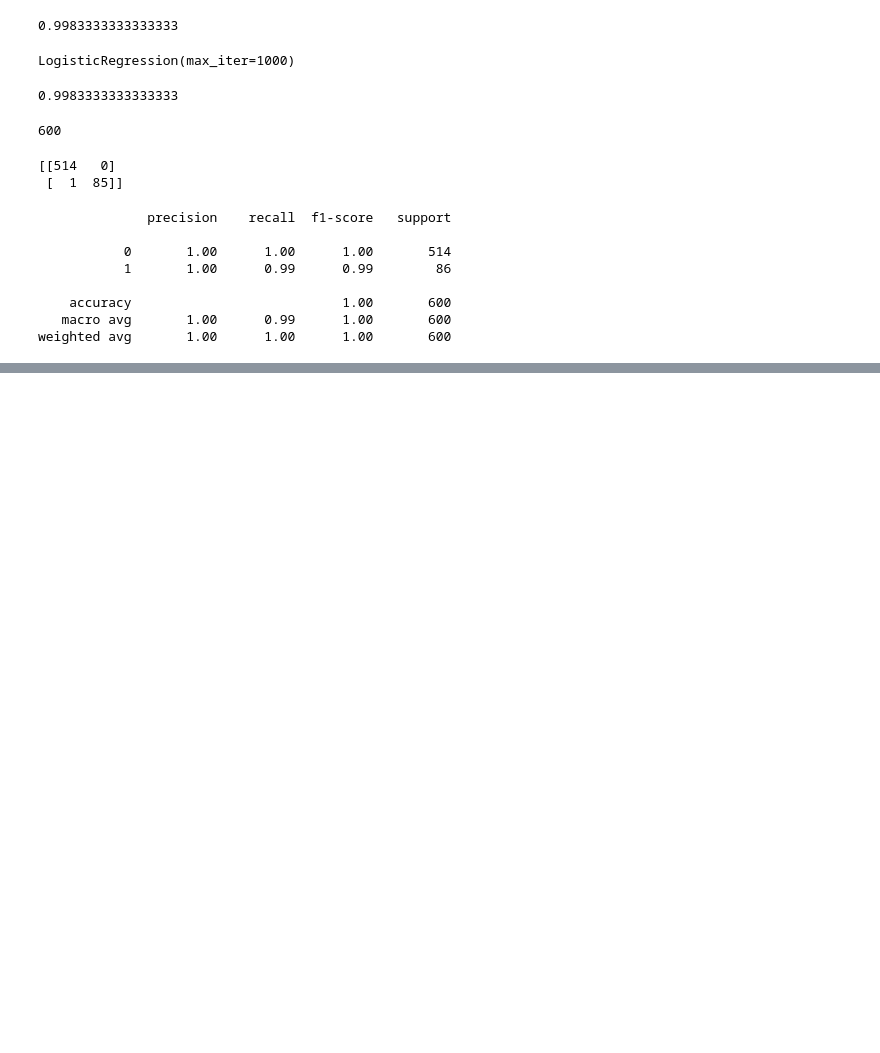
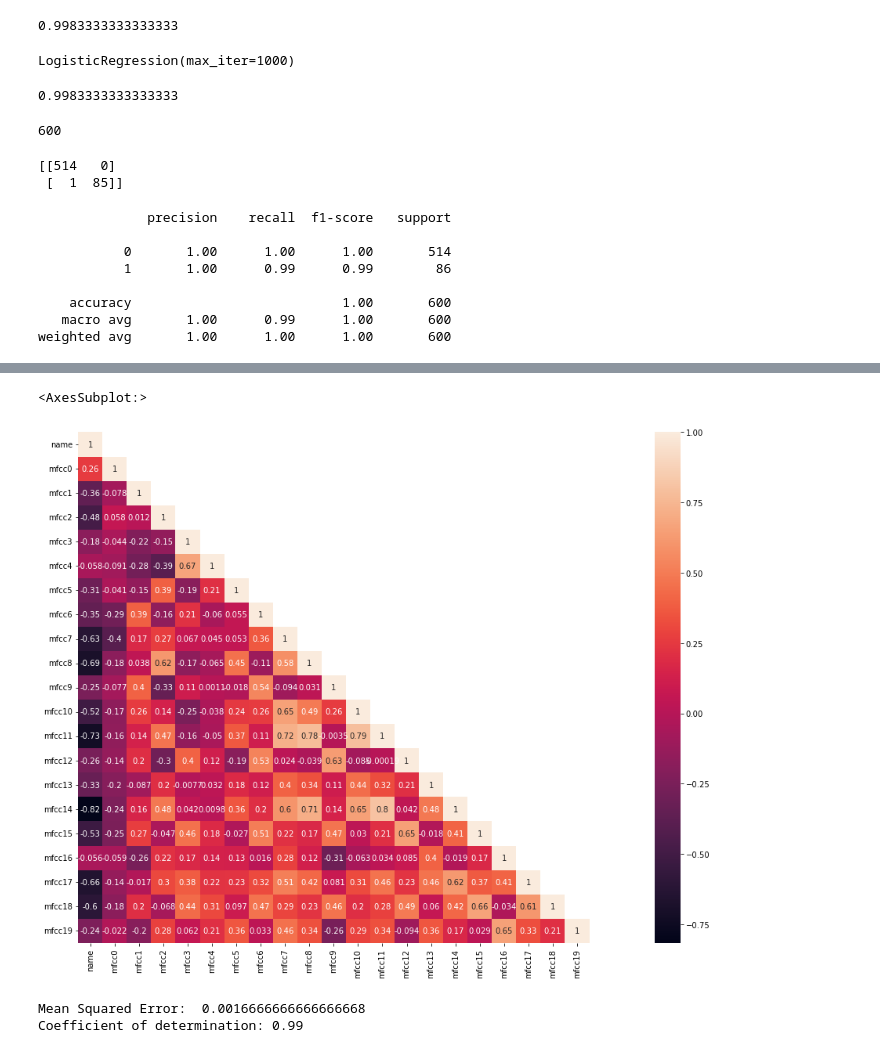
Before and after one commit to victorbeltranjimenez/PR-Final, a Jupyter notebook: Reg_logistica2.ipynb, the cells around one changed output, grey strips where cells are left out. Saved outputs shown, nothing was run; the diff lists cells and outputs as text; code cells hidden in the pictures; blank space fills up the shorter version.

```diff
--- a/Reg_logistica2.ipynb
+++ b/Reg_logistica2.ipynb
@@ -83,0 +89,22 @@ plt.show()
+# %%
+cor_mat= df[:].corr()
+mask = np.array(cor_mat)
+mask[np.tril_indices_from(mask)] = False
+fig=plt.gcf()
+fig.set_size_inches(30,12)
+sns.heatmap(data=cor_mat,mask=mask,square=True,annot=True,cbar=True)
+# %% [output]
+<AxesSubplot:>
+[figure, added]
+# %%
+from sklearn.metrics import r2_score
+from sklearn.metrics import mean_squared_error
+
+test_prediction = log_reg.predict(X_test)
+
+print('Mean Squared Error: ', mean_squared_error(y_true=y_test, y_pred=test_prediction))
+print('Coefficient of determination: %.2f'
+      % r2_score(y_true=y_test, y_pred=test_prediction))
+# %% [output]
+Mean Squared Error:  0.0016666666666666668
+Coefficient of determination: 0.99
```
Also changed, not shown: parts of 5 cells of this notebook.
